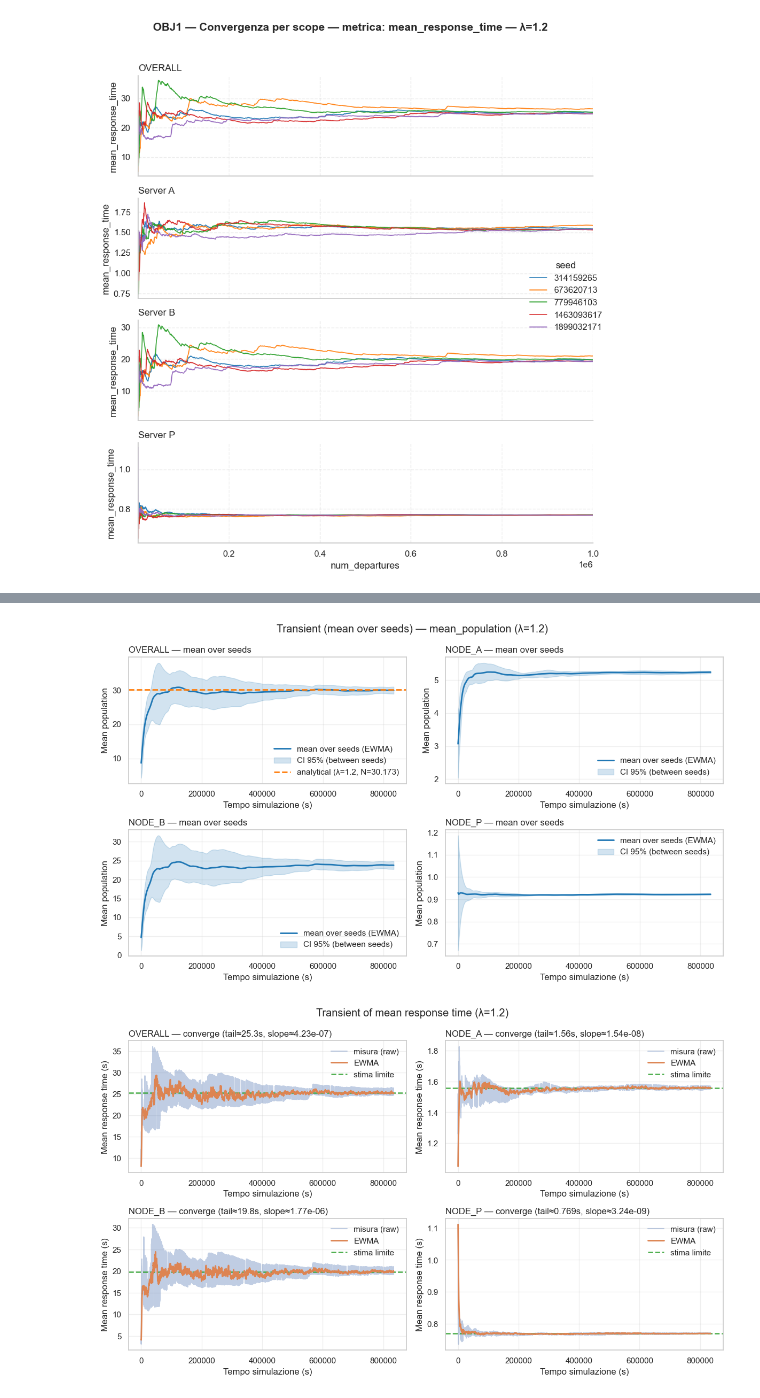
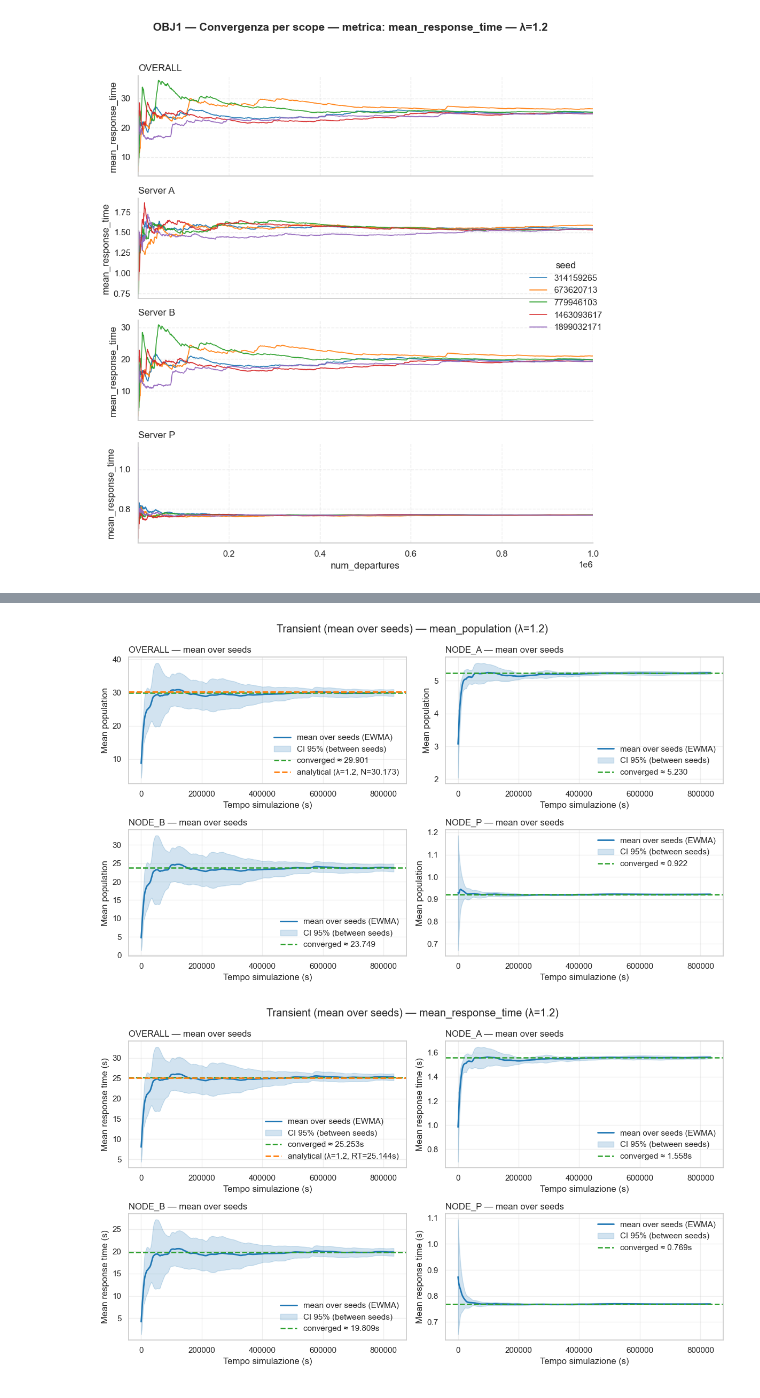
Before and after one commit to Dissan97/PMCNS-PROJECT, a Jupyter notebook: Project.ipynb, the cells around one changed output, grey strips where cells are left out. Cells and saved outputs as stored; diff of their text form; code cells hidden in the pictures.

```diff
--- a/Project.ipynb
+++ b/Project.ipynb
@@ -2929,14 +3038,16 @@ def plot_transient_population_over_seeds(dfs_conv_list,
     plt.tight_layout()
     plt.show()
 # %%
-# dfs_conv = load_conv_as_list(conv_files)  # come già fai
-# analytic_df = load_analytic_models_for_config(config_path, base_dir=BASE_DIR)  # già definita
-
 plot_transient_population_over_seeds(
-    dfs_conv,
-    arrival_rate=1.2,        # λ di interesse
-    analytic_df=analytic_df  # opzionale, per la linea teorica OVERALL
+    dfs_conv_list=dfs_conv,       # lista dei conv_* per i vari seed
+    arrival_rate=1.2,
+    analytic_df=analytic_df,      # CSV analitico
+    ewma_span=25,
+    npoints=400,
+    conf=0.95,
+    tail_frac_for_value=0.2,      # media dell’ultimo 20% per la “convergenza”
+    visits={"A":3, "B":1, "P":1}  # se nel CSV non c’è N_A/B/P, li ricavo da λ·visits·T_n
 )
 # %% [output]
-[figure, old version]
+[figure, new version]
 # %%
@@ -3005,6 +3159,14 @@ def plot_transient_response_time(dfs_conv,
     plt.tight_layout()
     plt.show()
 # %%
-plot_transient_response_time(dfs_conv, arrival_rate=1.2)
+plot_transient_response_time_over_seeds(
+    dfs_conv_list=dfs_conv,   # lista dei conv_* (uno per seed)
+    arrival_rate=1.2,
+    analytic_df=analytic_df,  # per la linea teorica su OVERALL
+    ewma_span=25,
+    downsample_every=5,
+    conf=0.95,
+    grid_mode="intersection"  # oppure "union" se vuoi includere tutte le code
+)
 # %% [output]
-[figure, old version]
+[figure, new version]
```
Also changed, not shown: parts of 21 cells of this notebook.
